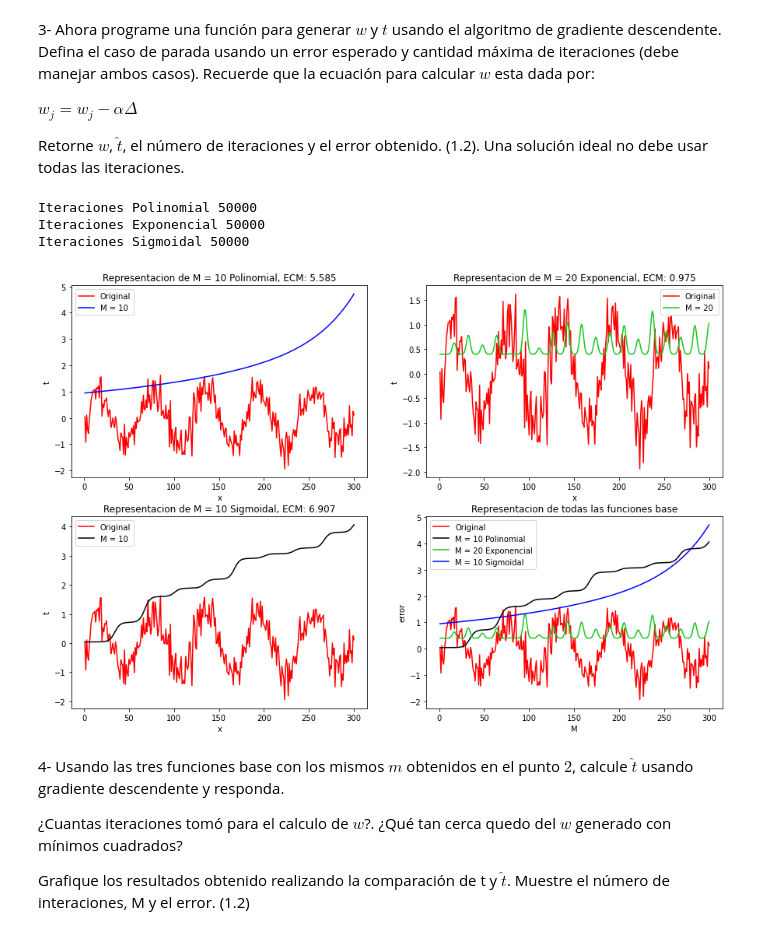
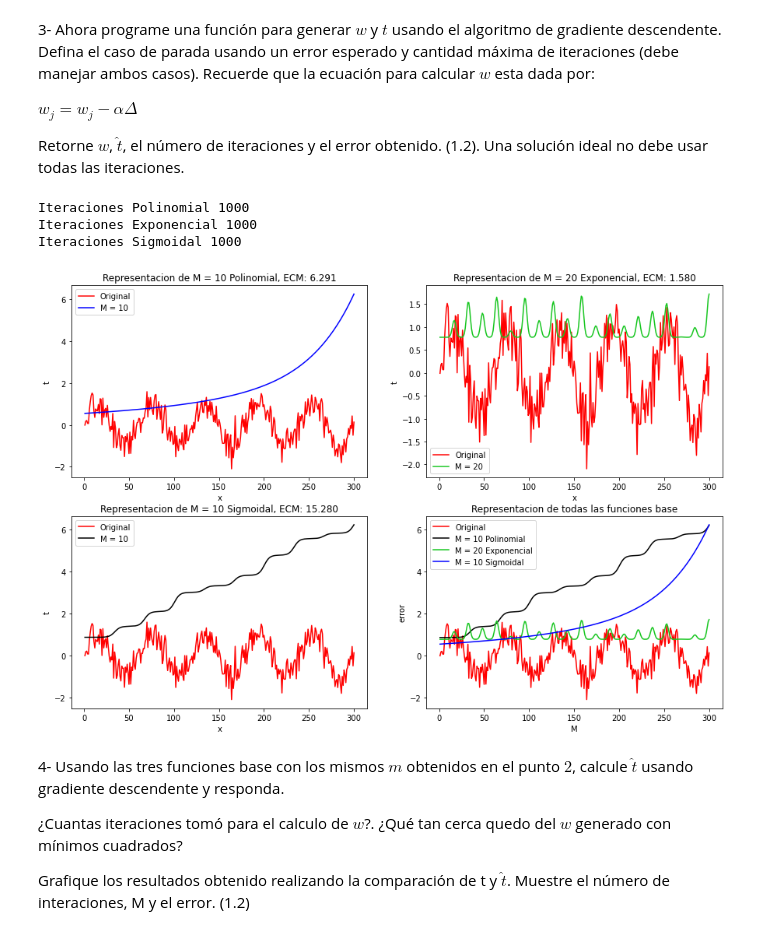
Before and after one commit to BrayanTabares/InteligenciaArtificial, a Jupyter notebook: Taller3-Gradiente descendente.ipynb, the cells around one changed output. Drawn from its saved outputs; the diff is of its cells as text; code cells hidden in the pictures.

```diff
--- a/Taller3-Gradiente descendente.ipynb
+++ b/Taller3-Gradiente descendente.ipynb
@@ -154,7 +153,7 @@ def calcularWGradiente(w,m,phi, errEsperado, aprendizaje):
     tP=phi@w
     errActual=errorCuadraticoMedio(phi,w)
     i=0
-    while errEsperado<errActual and  i<50000:
+    while errEsperado<errActual and  i<1000:
         for j in range(m):
             w[j]=w[j]-aprendizaje*calcularDelta(tP[:,0],t1,phi[:,j])
         tP=phi@w
@@ -166,6 +165,11 @@ def calcularWGradiente(w,m,phi, errEsperado, aprendizaje):
 
 def calcularDelta(tP,t1,phi):
     return np.mean((tP-t1)*phi)
+
+def generarInicioW(aleatorio, tamano, numero):
+    if aleatorio:
+        return np.full((tamano,1),numero)
+    return np.random.random((tamano,1))
 
 #Valores de M
 
@@ -183,15 +187,14 @@ phiPoli = generarPhi(x, m1, 'p')
 phiExpo = generarPhi(x, m2, 'e')
 phiSigmo = generarPhi(x, m3, 's')
 
-#w=np.zeros((m,1))
-#w=np.ones((m,1))
-w1=np.random.random((m1,1))
-w2=np.random.random((m2,1))
-w3=np.random.random((m3,1))
+#Generar las w Iniciales
+w1=generarInicioW(False,m1,1)
+w2=generarInicioW(False,m2,1)
+w3=generarInicioW(False,m3,1)
 
-canPoli,wPoli = calcularWGradiente(w1,m1,phiPoli,0.5,0.000000002)
-canExpo,wExpo = calcularWGradiente(w2,m2,phiExpo,0.5,0.000000002)
-canSigmo,wSigmo = calcularWGradiente(w3,m3,phiSigmo,0.5,0.000000002)
+canPoli,wPoli = calcularWGradiente(w1,m1,phiPoli,0.5,0.0000002)
+canExpo,wExpo = calcularWGradiente(w2,m2,phiExpo,0.5,0.0000002)
+canSigmo,wSigmo = calcularWGradiente(w3,m3,phiSigmo,0.5,0.0000002)
 print("Iteraciones Polinomial "+str(canPoli))
 print("Iteraciones Exponencial "+str(canExpo))
 print("Iteraciones Sigmoidal "+str(canSigmo))
@@ -212,37 +215,37 @@ plt.plot(t1,t,'r',t1,tpPoli,'b')
 plt.legend(['Original',names[0]])
 plt.xlabel("x")
 plt.ylabel("t")
 plt.title("Representacion de "+names[0]+" Polinomial, ECM: "+"{:.3f}".format(errorCuadraticoMedio(phiPoli,wPoli)))
 
 plt.subplot(2,2,2)
 plt.plot(t1,t,'r',t1,tpExpo,'#17C620')
 plt.legend(['Original',names[1]])
 plt.xlabel("x")
 plt.ylabel("t")
 plt.title("Representacion de "+names[1]+" Exponencial, ECM: "+"{:.3f}".format(errorCuadraticoMedio(phiExpo,wExpo)))
 
 
 plt.subplot(2,2,3)
 plt.plot(t1,t,'r',t1,tpSigmo,'k')
 plt.legend(['Original',names[2]])
 plt.xlabel("x")
 plt.ylabel("t")
 plt.title("Representacion de "+names[2]+" Sigmoidal, ECM: "+"{:.3f}".format(errorCuadraticoMedio(phiSigmo,wSigmo)))
 
 
 plt.subplot(2,2,4)
 plt.plot(t1,t,'r',t1,tpSigmo,'k',t1,tpExpo,'#17C620',t1,tpPoli,'b')
 plt.legend(['Original',names[0]+" Polinomial",names[1]+" Exponencial",names[2]+" Sigmoidal"])
 plt.xlabel("M")
 plt.ylabel("error")
 plt.title("Representacion de todas las funciones base")
 
 plt.show()
 # %% [output]
-Iteraciones Polinomial 50000
-Iteraciones Exponencial 50000
-Iteraciones Sigmoidal 50000
+Iteraciones Polinomial 1000
+Iteraciones Exponencial 1000
+Iteraciones Sigmoidal 1000
-[figure, old version]
+[figure, new version]
 # %% [markdown]
 4- Usando las tres funciones base con los mismos $m$ obtenidos en el punto $2$, calcule $\hat{t}$ usando gradiente descendente y responda.
 
```
Also changed, not shown: parts of 2 cells of this notebook.
